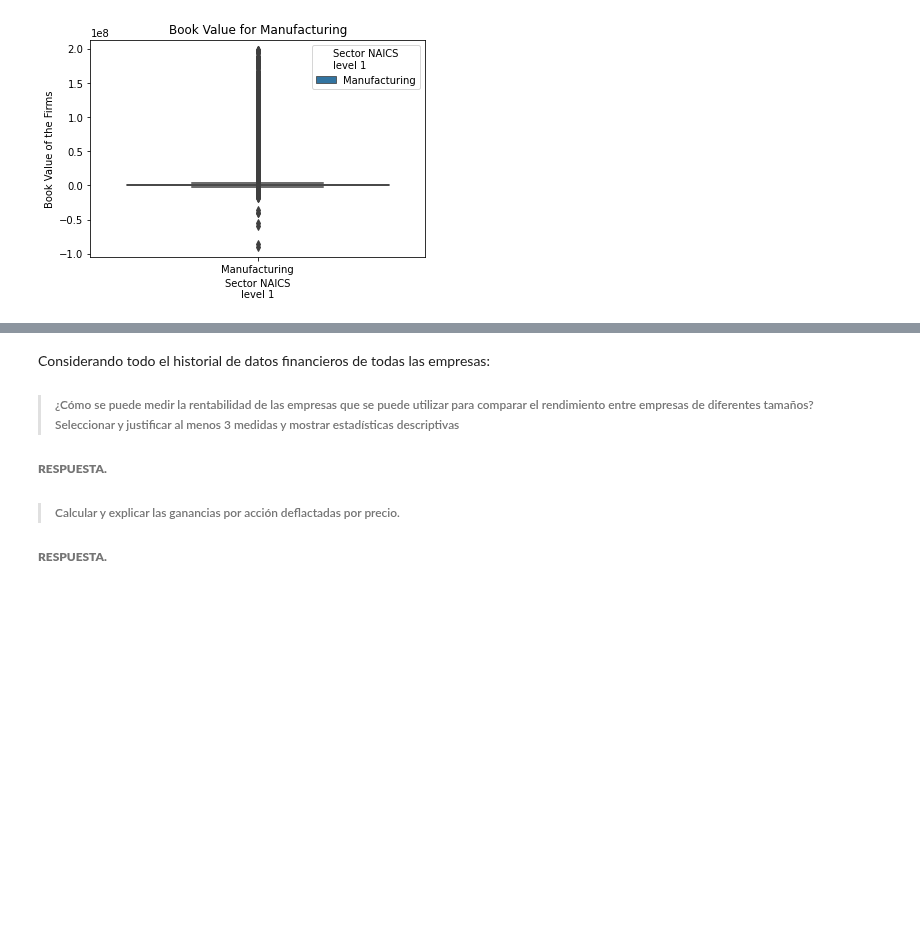
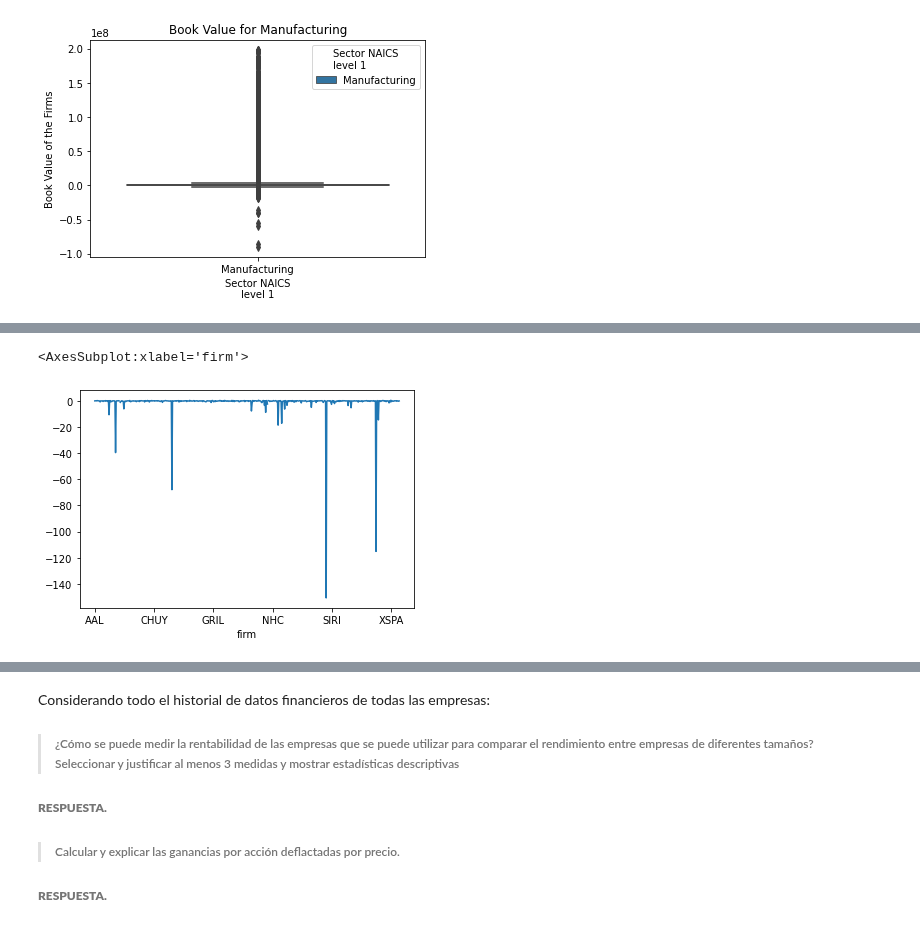
Before and after one commit to AnHrt/StatisticsII, a Jupyter notebook: Statistics/A01369984_BCase.ipynb, the cells around one changed output, grey strips where cells are left out. Saved outputs shown, nothing was run; the diff lists cells and outputs as text; code cells hidden in the pictures; blank space fills up the shorter version.

```diff
--- a/Statistics/A01369984_BCase.ipynb
+++ b/Statistics/A01369984_BCase.ipynb
@@ -379,0 +362,6 @@ Text(0.5, 1.0, 'Book Value for Manufacturing')
+# %%
+# services['Profit Margin'].describe()
+services["Profit Margin"].groupby(["firm"]).last().plot()
+# %% [output]
+<AxesSubplot:xlabel='firm'>
+[figure, added]
```
Also changed, not shown: parts of 21 cells of this notebook.
